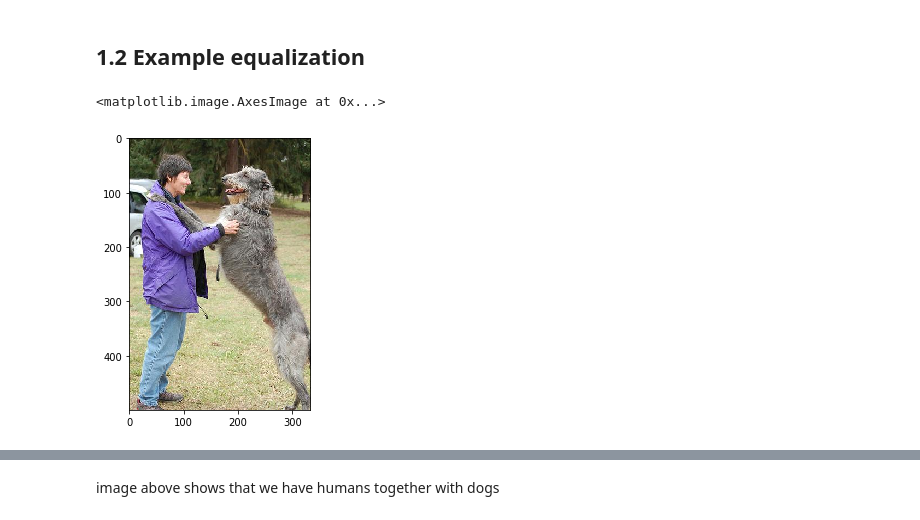
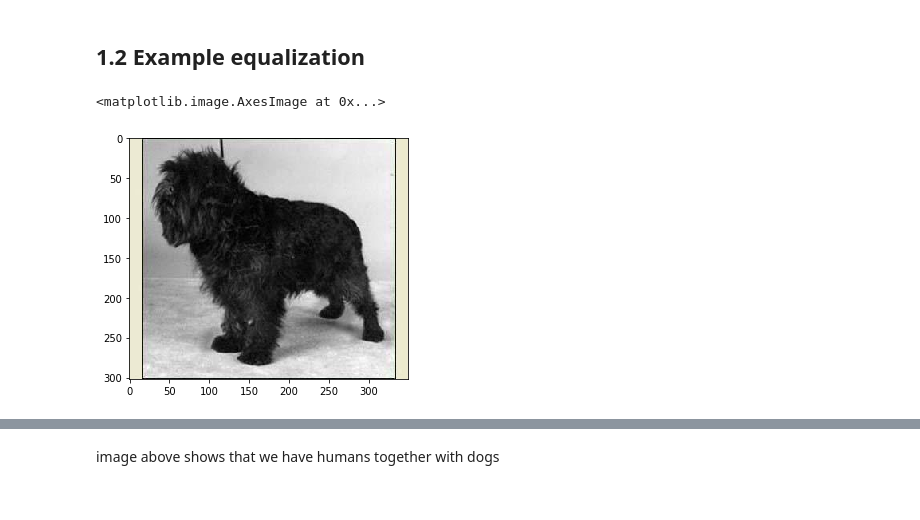
Before and after one commit to opsabarsec/Dog-pictures-classification-by-Deep-Learning, a Jupyter notebook: notebooks/Stanford_dogs_classifier_part1.ipynb, the cells around one changed output, grey strips where cells are left out. Saved outputs shown, nothing was run; the diff lists cells and outputs as text; code cells hidden in the pictures.

```diff
--- a/notebooks/Stanford_dogs_classifier_part1.ipynb
+++ b/notebooks/Stanford_dogs_classifier_part1.ipynb
@@ -114,21 +111,22 @@ filtered_breeds[:12]
 ## 1.2 Example equalization
 # %%
 ## set the seed for the np.random module, so we always get the same image when run this code cell
-np.random.seed(11)
+np.random.seed(112)
 
 # since we just want one image, I'll ramdomly choose a breed and a dog from that breed
 breed = np.random.choice(breed_list)
 dog = np.random.choice(os.listdir(ANNOTATION_DIR + breed))
 
 # opening one image
 img = cv2.imread(IMAGES_DIR + breed + '/' + dog + '.jpg')
 # this line is necessary because cv2 reads an image in BGR format (Blue, Green, Red) by default.
 # So we will convert it to RGB
 img_RGB = cv2.cvtColor(img, cv2.COLOR_BGR2RGB)
 img_grayscale = cv2.cvtColor(img, cv2.COLOR_RGB2GRAY)
 img_to_yuv = cv2.cvtColor(img,cv2.COLOR_BGR2YUV)
+imgresized = img.resize((227, 227))
 plt.figure(figsize = (5,5))
 plt.imshow(img_RGB)
 # %% [output]
 <matplotlib.image.AxesImage at 0x...>
-[figure, old version]
+[figure, new version]
```
Also changed, not shown: parts of 17 cells of this notebook, 8 other files.
